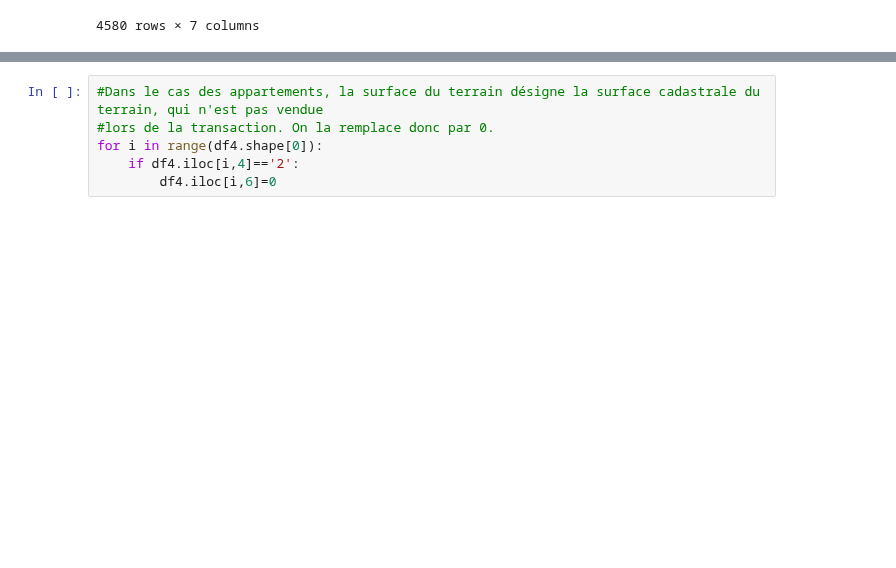
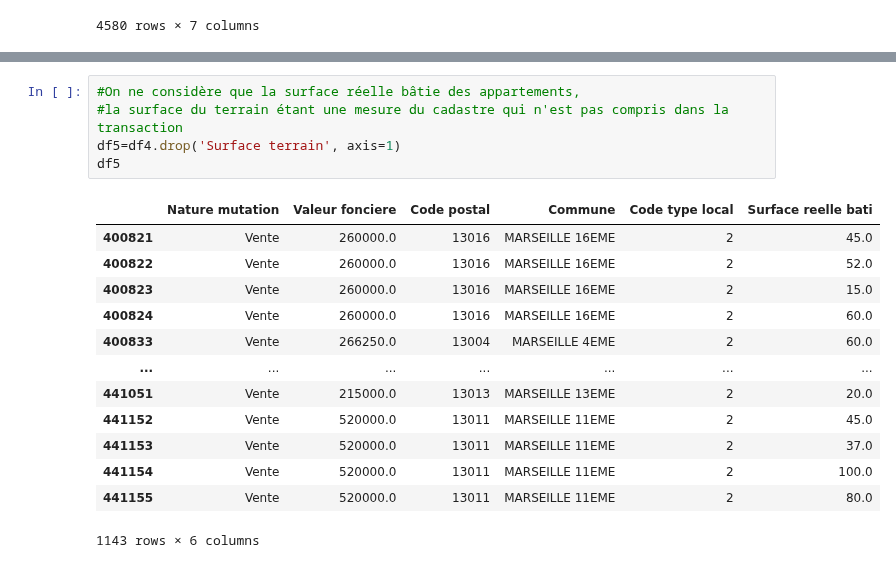
Before and after one commit to nkhenissi/pyhton-for-the-data-scientist, a Jupyter notebook: Data/DVF.ipynb, the cells around one changed output, grey strips where cells are left out. Drawn from its saved outputs; the diff is of its cells as text; blank space fills up the shorter version.

```diff
--- a/Data/DVF.ipynb
+++ b/Data/DVF.ipynb
@@ -142,6 +142,19 @@ df4
 # %%
-#Dans le cas des appartements, la surface du terrain désigne la surface cadastrale du terrain, qui n'est pas vendue
-#lors de la transaction. On la remplace donc par 0.
-for i in range(df4.shape[0]):
-    if df4.iloc[i,4]=='2':
-        df4.iloc[i,6]=0
+#On ne considère que la surface réelle bâtie des appartements,
+#la surface du terrain étant une mesure du cadastre qui n'est pas compris dans la transaction
+df5=df4.drop('Surface terrain', axis=1)
+df5
+# %% [output]
+|  | Nature mutation | Valeur fonciere | Code postal | Commune | Code type local | Surface reelle bati |
+| 400821 | Vente | 260000.0 | 13016 | MARSEILLE 16EME | 2 | 45.0 |
+| 400822 | Vente | 260000.0 | 13016 | MARSEILLE 16EME | 2 | 52.0 |
+| 400823 | Vente | 260000.0 | 13016 | MARSEILLE 16EME | 2 | 15.0 |
+| 400824 | Vente | 260000.0 | 13016 | MARSEILLE 16EME | 2 | 60.0 |
+| 400833 | Vente | 266250.0 | 13004 | MARSEILLE 4EME | 2 | 60.0 |
+| ... | ... | ... | ... | ... | ... | ... |
+| 441051 | Vente | 215000.0 | 13013 | MARSEILLE 13EME | 2 | 20.0 |
+| 441152 | Vente | 520000.0 | 13011 | MARSEILLE 11EME | 2 | 45.0 |
+| 441153 | Vente | 520000.0 | 13011 | MARSEILLE 11EME | 2 | 37.0 |
+| 441154 | Vente | 520000.0 | 13011 | MARSEILLE 11EME | 2 | 100.0 |
+| 441155 | Vente | 520000.0 | 13011 | MARSEILLE 11EME | 2 | 80.0 |
+1143 rows × 6 columns
```
Also changed, not shown: parts of 2 cells of this notebook.
